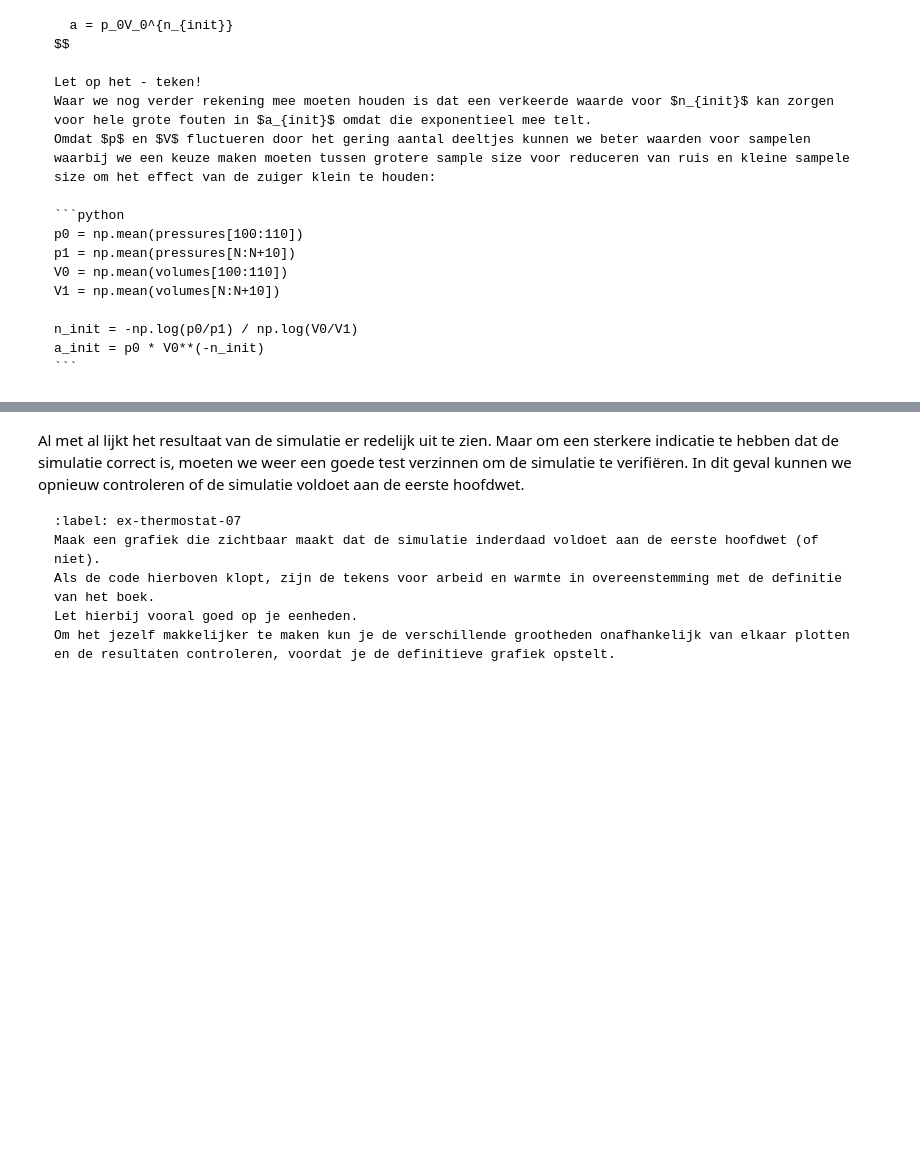
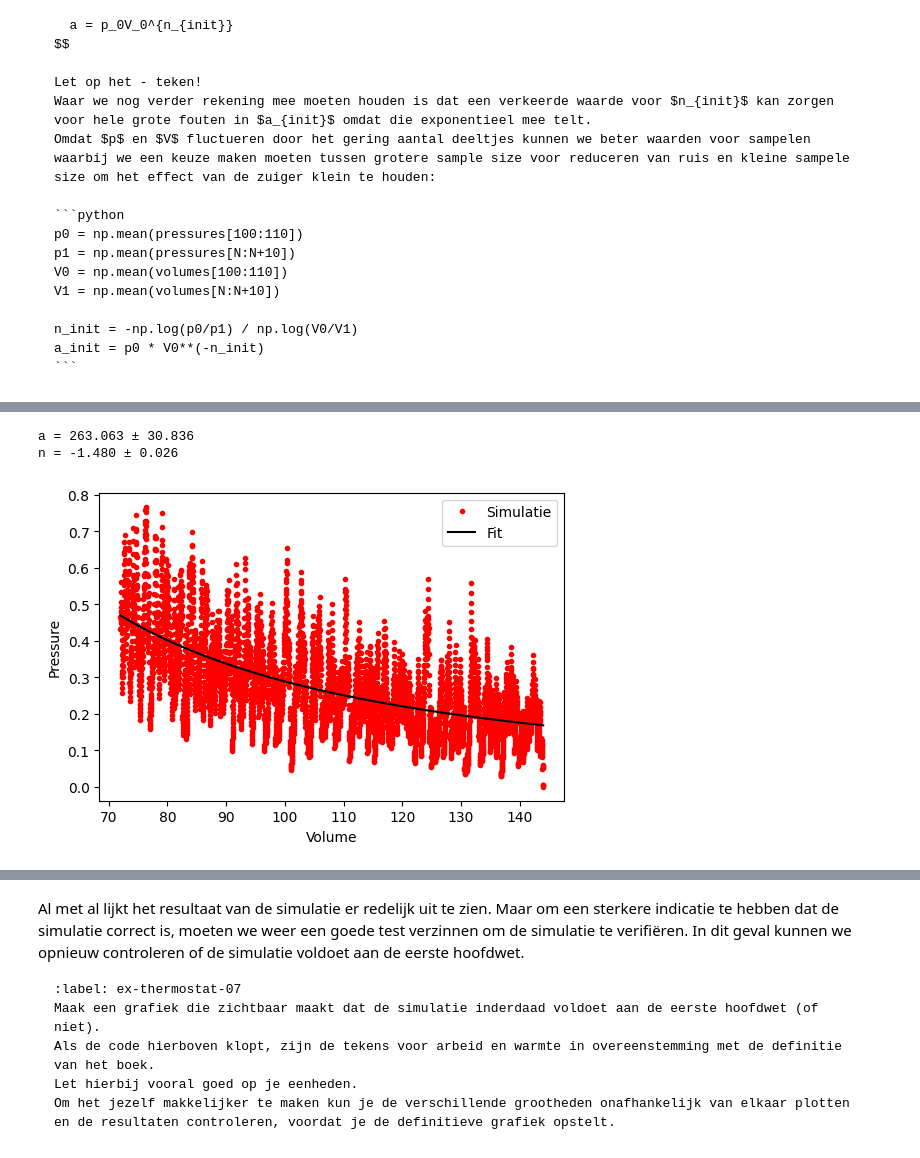
Before and after one commit to DavantePES/inleidend-practicum-2, a Jupyter notebook: Content/PySim/8_thermostaat.ipynb, the cells around one changed output, grey strips where cells are left out. Drawn from its saved outputs; the diff is of its cells as text; code cells hidden in the pictures; blank space fills up the shorter version.

```diff
--- a/Content/PySim/8_thermostaat.ipynb
+++ b/Content/PySim/8_thermostaat.ipynb
@@ -367,8 +378,35 @@ print(a_init)
 # %%
 def power_law(vol, a, n):
     return a * vol**n
 
 #your code/answer
+
+# Startwaarden van de fit
+p0_guess = [a_init, n_init]
+
+# Fit uitvoeren
+popt, pcov = curve_fit(power_law, volumes, pressures, p0=p0_guess)
+
+# Geoptimaliseerde parameters
+a_fit, n_fit = popt
+a_err, n_err = np.sqrt(np.diag(pcov))
+
+print(f"a = {a_fit:.3f} ± {a_err:.3f}")
+print(f"n = {n_fit:.3f} ± {n_err:.3f}")
+
+# Plot fit samen met data
+V_plot = np.linspace(np.min(volumes), np.max(volumes), 300)
+plt.figure(figsize=(6,4))
+plt.plot(volumes, pressures, 'r.', label='Simulatie')
+plt.plot(V_plot, power_law(V_plot, a_fit, n_fit), 'k-', label='Fit')
+plt.xlabel('Volume')
+plt.ylabel('Pressure')
+plt.legend()
+plt.show()
+# %% [output]
+a = 263.063 ± 30.836
+n = -1.480 ± 0.026
+[figure, added]
 # %% [markdown]
 Je ziet dat de exponent van dit $(P,V)$-diagram net niet overeenkomt met de ideale verwachting.
 
```
Also changed, not shown: parts of 7 cells of this notebook.
